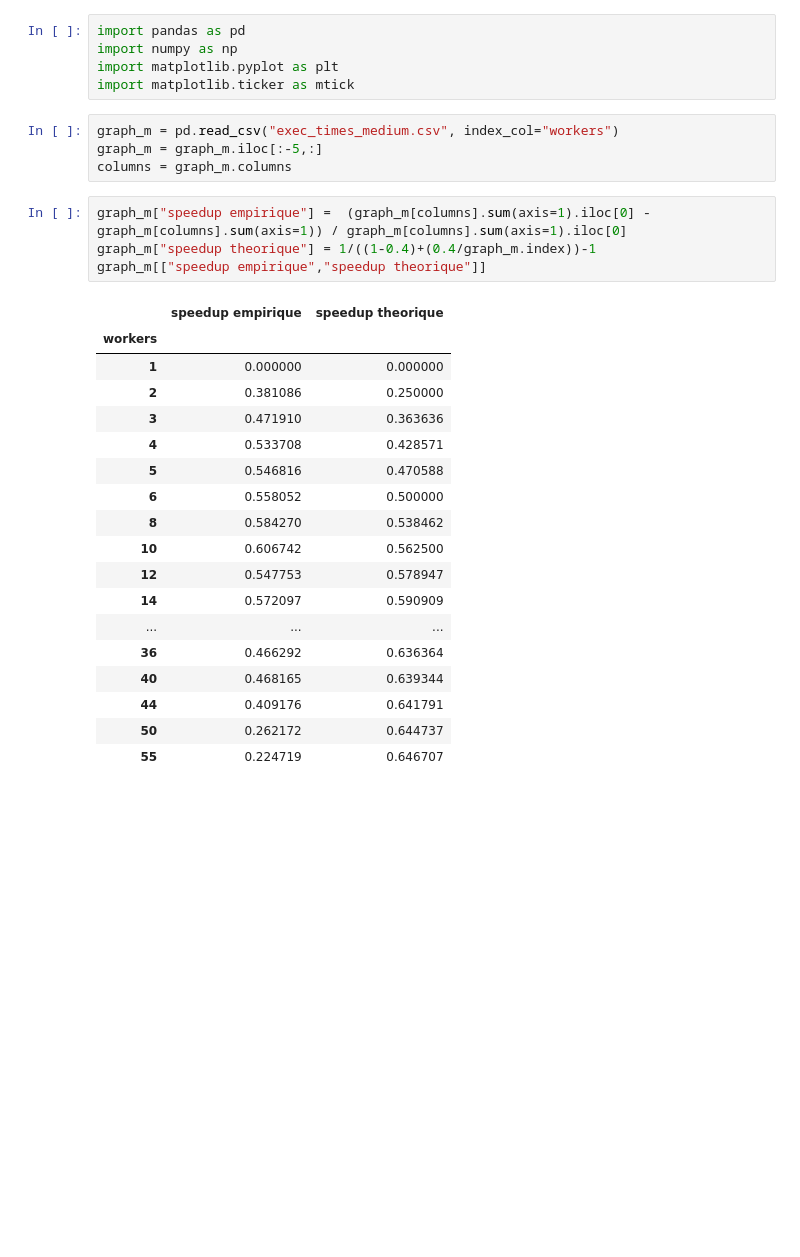
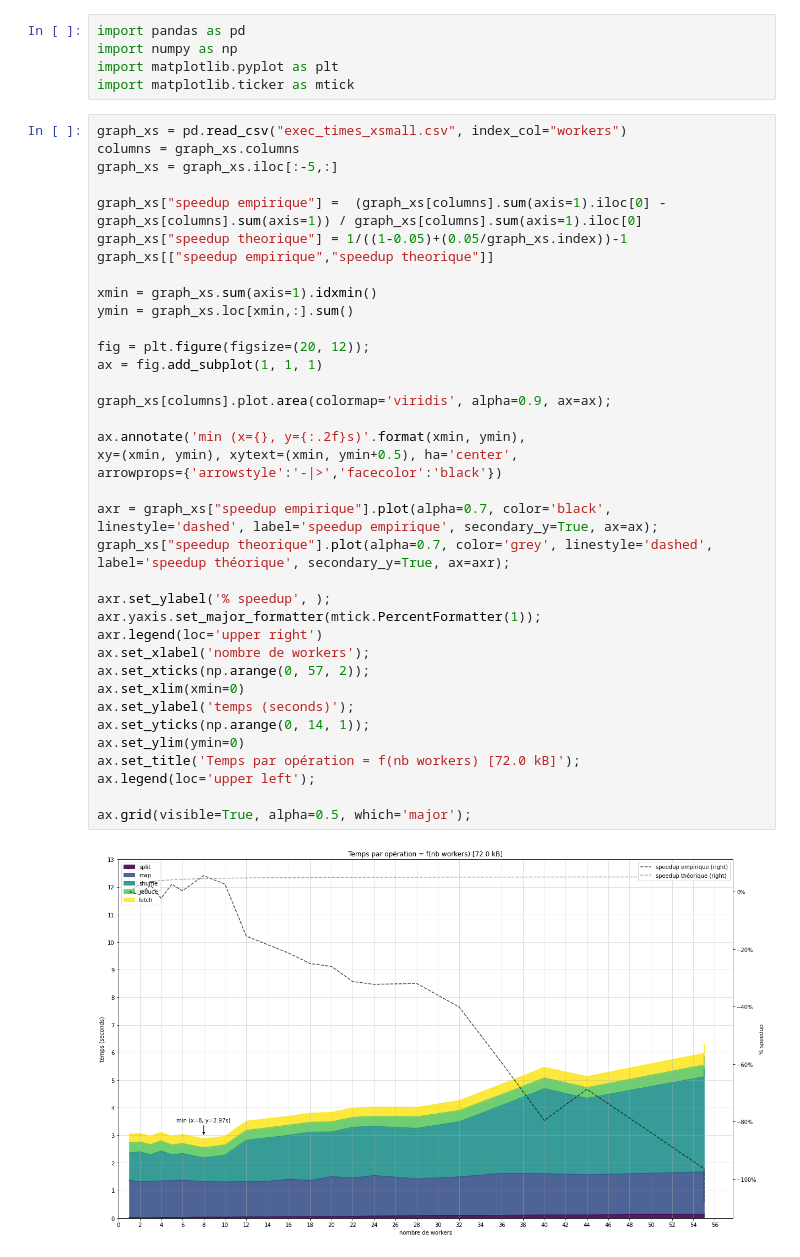
Before and after one commit to pierre-db/INF727_Distributed-Project, a Jupyter notebook: rendu/graphs.ipynb, the cells around one changed output. Cells and saved outputs as stored; diff of their text form; blank space fills up the shorter version.

```diff
--- a/rendu/graphs.ipynb
+++ b/rendu/graphs.ipynb
@@ -3,31 +3,43 @@ import pandas as pd
 import numpy as np
 import matplotlib.pyplot as plt
 import matplotlib.ticker as mtick
-# %%
-graph_m = pd.read_csv("exec_times_medium.csv", index_col="workers")
-graph_m = graph_m.iloc[:-5,:]
-columns = graph_m.columns
-# %%
-graph_m["speedup empirique"] =  (graph_m[columns].sum(axis=1).iloc[0] - graph_m[columns].sum(axis=1)) / graph_m[columns].sum(axis=1).iloc[0]
-graph_m["speedup theorique"] = 1/((1-0.4)+(0.4/graph_m.index))-1
-graph_m[["speedup empirique","speedup theorique"]]
-# %% [output]
-|  | speedup empirique | speedup theorique |
-| workers |  |  |
-| 1 | 0.000000 | 0.000000 |
-| 2 | 0.381086 | 0.250000 |
-| 3 | 0.471910 | 0.363636 |
-| 4 | 0.533708 | 0.428571 |
-| 5 | 0.546816 | 0.470588 |
-| 6 | 0.558052 | 0.500000 |
-| 8 | 0.584270 | 0.538462 |
-| 10 | 0.606742 | 0.562500 |
-| 12 | 0.547753 | 0.578947 |
-| 14 | 0.572097 | 0.590909 |
-| ... | ... | ... |
-| 36 | 0.466292 | 0.636364 |
-| 40 | 0.468165 | 0.639344 |
-| 44 | 0.409176 | 0.641791 |
-| 50 | 0.262172 | 0.644737 |
-| 55 | 0.224719 | 0.646707 |
+# %%
+graph_xs = pd.read_csv("exec_times_xsmall.csv", index_col="workers")
+columns = graph_xs.columns
+graph_xs = graph_xs.iloc[:-5,:]
+
+graph_xs["speedup empirique"] =  (graph_xs[columns].sum(axis=1).iloc[0] - graph_xs[columns].sum(axis=1)) / graph_xs[columns].sum(axis=1).iloc[0]
+graph_xs["speedup theorique"] = 1/((1-0.05)+(0.05/graph_xs.index))-1
+graph_xs[["speedup empirique","speedup theorique"]]
+
+xmin = graph_xs.sum(axis=1).idxmin()
+ymin = graph_xs.loc[xmin,:].sum()
+
+fig = plt.figure(figsize=(20, 12));
+ax = fig.add_subplot(1, 1, 1)
+
+graph_xs[columns].plot.area(colormap='viridis', alpha=0.9, ax=ax);
+
+ax.annotate('min (x={}, y={:.2f}s)'.format(xmin, ymin),
+xy=(xmin, ymin), xytext=(xmin, ymin+0.5), ha='center',
+arrowprops={'arrowstyle':'-|>','facecolor':'black'})
+
+axr = graph_xs["speedup empirique"].plot(alpha=0.7, color='black', linestyle='dashed', label='speedup empirique', secondary_y=True, ax=ax);
+graph_xs["speedup theorique"].plot(alpha=0.7, color='grey', linestyle='dashed', label='speedup théorique', secondary_y=True, ax=axr);
+
+axr.set_ylabel('% speedup', );
+axr.yaxis.set_major_formatter(mtick.PercentFormatter(1));
+axr.legend(loc='upper right')
+ax.set_xlabel('nombre de workers');
+ax.set_xticks(np.arange(0, 57, 2));
+ax.set_xlim(xmin=0)
+ax.set_ylabel('temps (seconds)');
+ax.set_yticks(np.arange(0, 14, 1));
+ax.set_ylim(ymin=0)
+ax.set_title('Temps par opération = f(nb workers) [72.0 kB]');
+ax.legend(loc='upper left');
+
+ax.grid(visible=True, alpha=0.5, which='major');
+# %% [output]
+[figure, added]
 # %%
```
Also changed, not shown: parts of 7 cells of this notebook, 6 other files.
